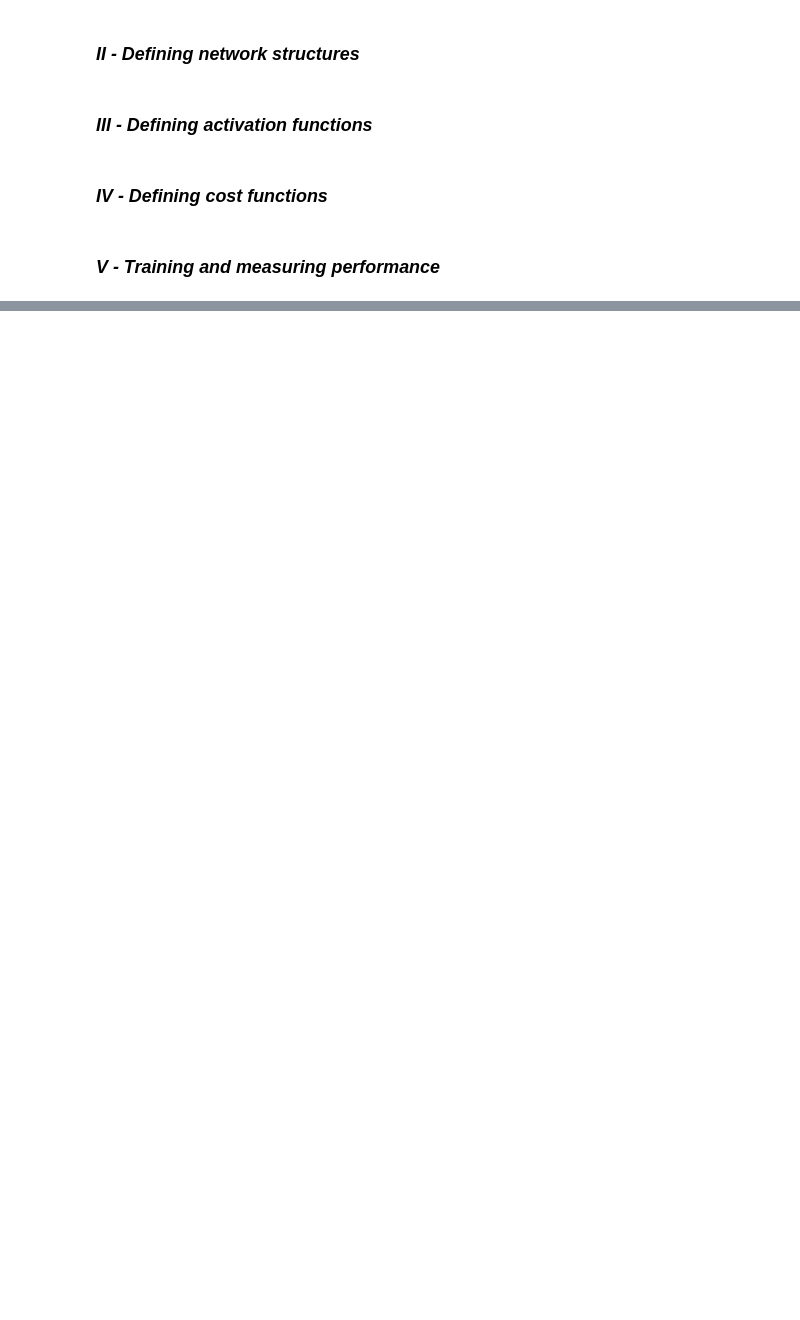
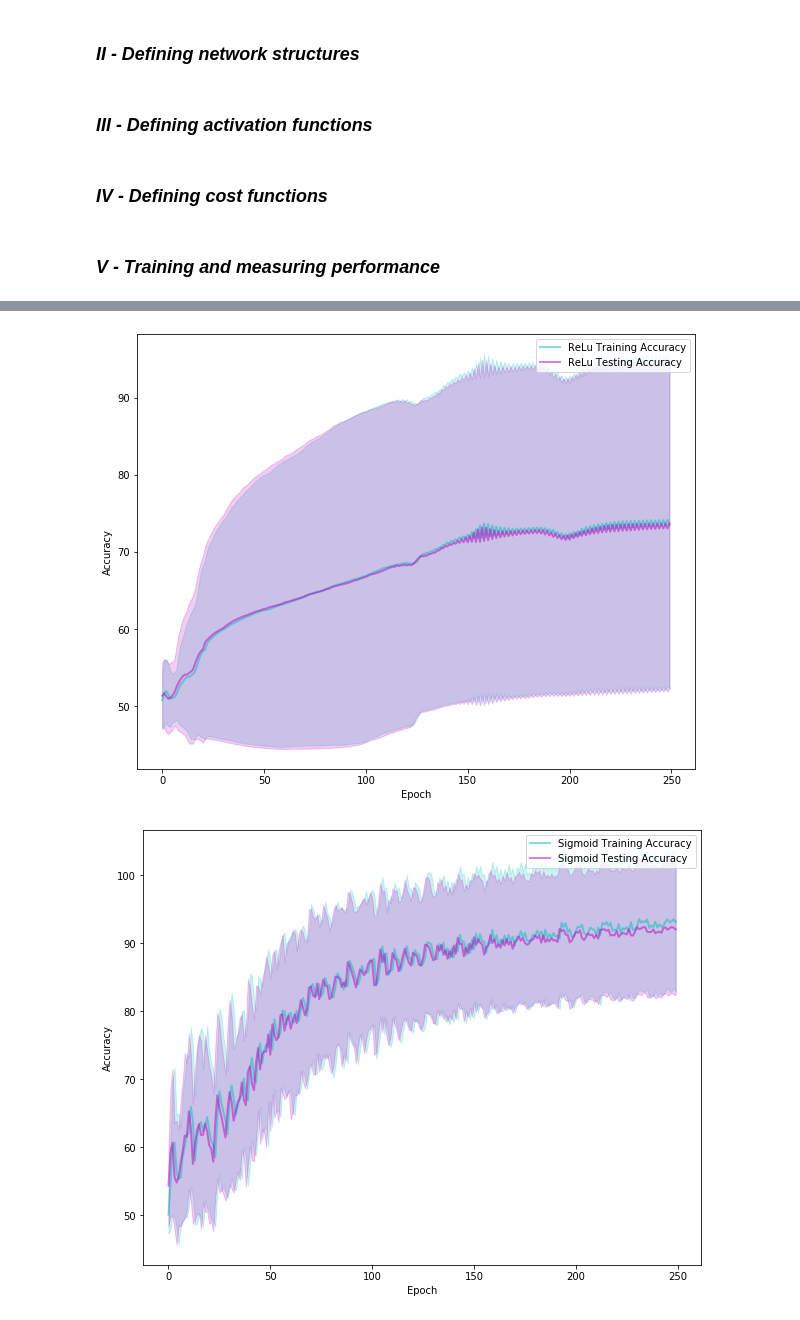
Before and after one commit to Laragervaise/Deep-Learning, a Jupyter notebook: proj2.ipynb, the cells around one changed output, grey strips where cells are left out. Cells and saved outputs as stored; diff of their text form; code cells hidden in the pictures; blank space fills up the shorter version.

```diff
--- a/proj2.ipynb
+++ b/proj2.ipynb
@@ -439,10 +431,5 @@ KeyboardInterrupt:
 # %%
-# Grid search for the third model (tanh)
-m_ids = [2]
-lrs = [0.00001,0.00002,0.00003,0.00004, 0.00005, 0.00006, 0.00007, 0.00008, 0.00009]
-epochs = [50,100,150,200,250]
-for mid in m_ids:
-    for epoch in epochs:
-        for lr in lrs:
-            avg = cross_val_score(mid, train_pts, train_res,train_target, epoch, lr)
-            print(mid, lr, epoch, avg)
+# Grid search for the first model
+#lrs = [0.00001, 0.00003, 0.00005, 0.00007, 0.00009, 0.00011, 0.00013, 0.00015]
+lrs = [0.00001, 0.00002, 0.00003, 0.00004, 0.00005, 0.00006, 0.00007, 0.00008, 0.00009]
+grid_search(0, lrs)
@@ -492,16 +578,22 @@ def plot_loss(history, model_name, train_history = False, test_history = False):
     plt.legend()
     plt.show()
 # %%
-def plot_acc(history, model_name, train_history = False, test_history = False):
-    train_accs = history['train_accuracy']
-    test_accs = history['test_accuracy']
+def plot_acc(histories, mid, model_name, train_history = False, test_history = False):
+    train_mean_accs = histories['means'][mid]['train_accuracy']
+    test_mean_accs = histories['means'][mid]['test_accuracy']
+    train_std_accs = histories['stds'][mid]['train_accuracy']
+    test_std_accs = histories['stds'][mid]['test_accuracy']
     plt.figure(figsize=(10,8))
 
     if (train_history):
-        plt.plot(train_accs, label =  model_name + " Training Accuracy")
+        plt.plot(train_mean_accs, alpha = 0.5, color = 'c', linewidth = 2.0, label = model_name + " Training Accuracy")
+        plt.fill_between(range(len(train_mean_accs)), train_mean_accs - train_std_accs,\
+                      train_mean_accs + train_std_accs, color = 'c', alpha=0.2)
 
     if (test_history):
-        plt.plot(test_accs, label =  model_name + " Testing Accuracy")
+        plt.plot(test_mean_accs, alpha = 0.5, color = 'm', linewidth = 2.0, label = model_name + " Testing Accuracy")
+        plt.fill_between(range(len(test_mean_accs)), test_mean_accs - test_std_accs,\
+                      test_mean_accs + test_std_accs, color = 'm', alpha=0.2)
 
     plt.xlabel('Epoch')
     plt.ylabel('Accuracy')
@@ -523,0 +613,7 @@ plot_acc(history_tanh, 'Tanh', train_history = True, test_history = True)
+# %%
+plot_acc(histories, 0, 'ReLu', train_history = True, test_history = True)
+plot_acc(histories, 1, 'Sigmoid', train_history = True, test_history = True)
+plot_acc(histories, 2, 'Tanh', train_history = True, test_history = True)
+# %% [output]
+[figure, added]
+[figure, added]
```
Also changed, not shown: parts of 28 cells of this notebook.
